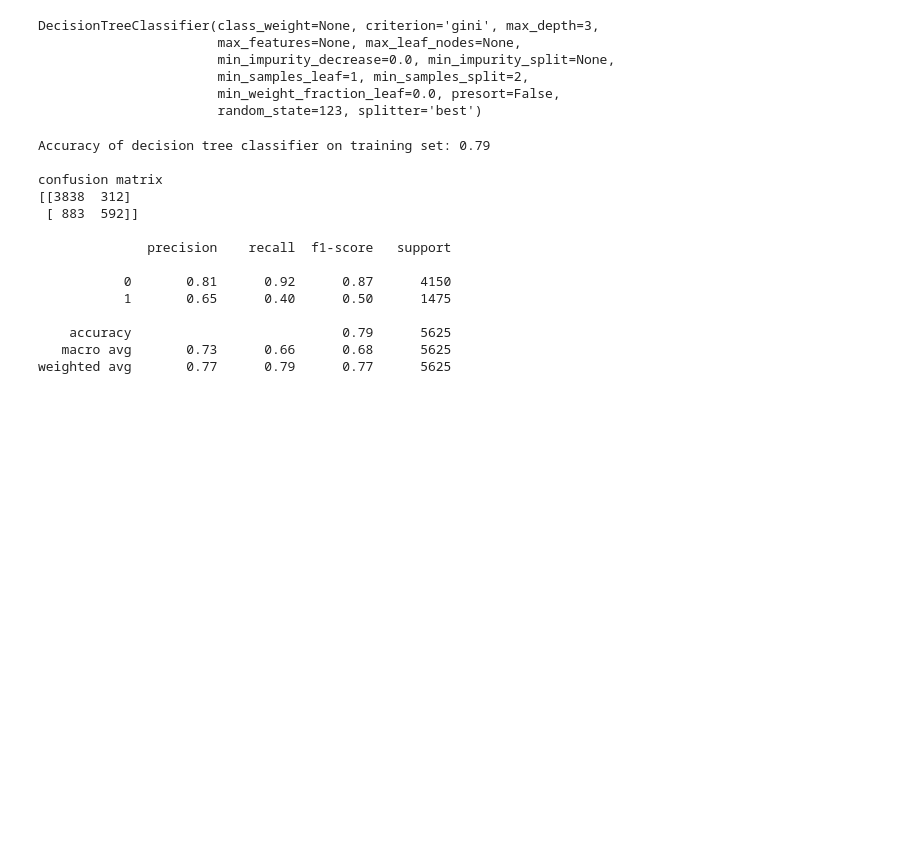
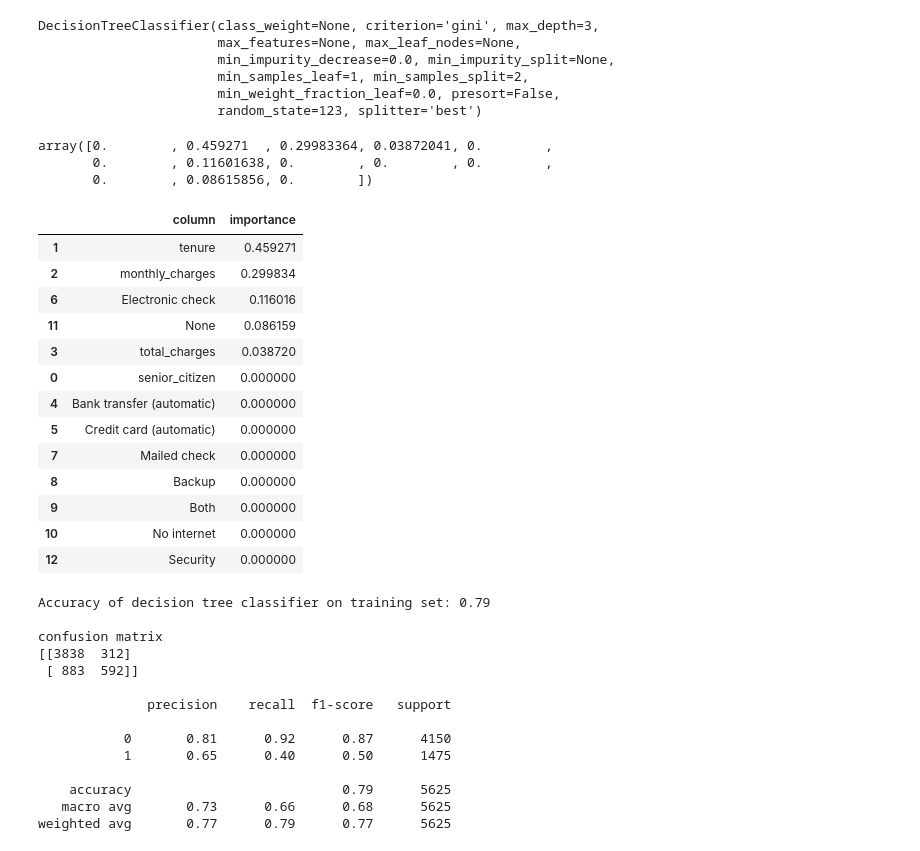
Before and after one commit to misty-garcia/telco-churn-project, a Jupyter notebook: telco_pipeline.ipynb, the cells around one changed output. Drawn from its saved outputs; the diff is of its cells as text; code cells hidden in the pictures; blank space fills up the shorter version.

```diff
--- a/telco_pipeline.ipynb
+++ b/telco_pipeline.ipynb
@@ -1015,3 +1021,28 @@ DecisionTreeClassifier(class_weight=None, criterion='gini', max_depth=3,
+# %%
+clf.feature_importances_
+# %% [output]
+array([0.        , 0.459271  , 0.29983364, 0.03872041, 0.        ,
+       0.        , 0.11601638, 0.        , 0.        , 0.        ,
+       0.        , 0.08615856, 0.        ])
+# %%
+names = pd.DataFrame(X_train1.columns, columns=['column'])
+names['importance'] = clf.feature_importances_
+names.sort_values(by='importance', ascending=False)
+# %% [output]
+|  | column | importance |
+| 1 | tenure | 0.459271 |
+| 2 | monthly_charges | 0.299834 |
+| 6 | Electronic check | 0.116016 |
+| 11 | None | 0.086159 |
+| 3 | total_charges | 0.038720 |
+| 0 | senior_citizen | 0.000000 |
+| 4 | Bank transfer (automatic) | 0.000000 |
+| 5 | Credit card (automatic) | 0.000000 |
+| 7 | Mailed check | 0.000000 |
+| 8 | Backup | 0.000000 |
+| 9 | Both | 0.000000 |
+| 10 | No internet | 0.000000 |
+| 12 | Security | 0.000000 |
 # %%
 print('Accuracy of decision tree classifier on training set: {:.2f}'
      .format(clf.score(X_train1, y_train1)))
```
Also changed, not shown: parts of 12 cells of this notebook, 1 other file.
